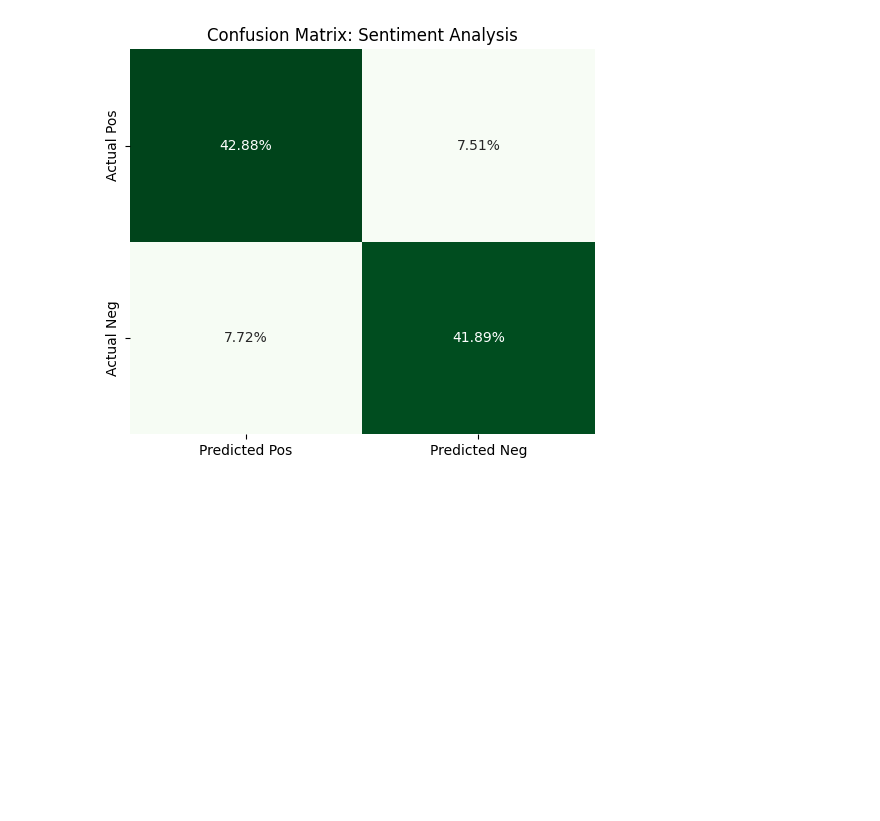
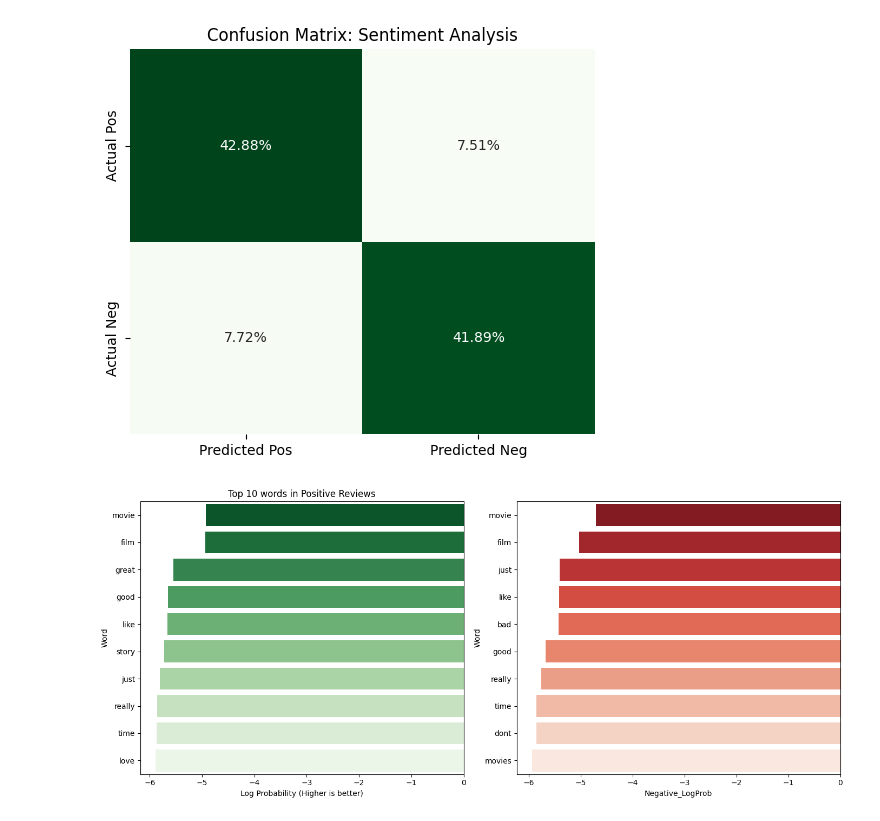
Before and after one commit to iAmPhyton/IMDB-Movie-Reeviews, a Jupyter notebook: imdb.ipynb, the cells around one changed output. Saved outputs shown, nothing was run; the diff lists cells and outputs as text; code cells hidden in the pictures; blank space fills up the shorter version.

```diff
--- a/imdb.ipynb
+++ b/imdb.ipynb
@@ -157,3 +157,34 @@ plt.title('Confusion Matrix: Sentiment Analysis')
 plt.show()
 # %% [output]
 [figure]
+# %%
+#2nd visuals: what drives sentiments
+#extracting log probabilities from the Naive Bayes model
+feature_names = tfidf.get_feature_names_out()
+neg_prob = nb_model.feature_log_prob_[0,:]
+pos_prob = nb_model.feature_log_prob_[1,:]
+# %%
+#organising into dataframe
+feature_imdb = pd.DataFrame({
+    'Word': feature_names,
+    'Negative_LogProb': neg_prob,
+    'Positive_LogProb': pos_prob
+})
+# %%
+#getting top 10 for each side
+top_pos = feature_imdb.sort_values(by='Positive_LogProb', ascending=False).head(10)
+top_neg = feature_imdb.sort_values(by='Negative_LogProb', ascending=False).head(10)
+
+fig, axes = plt.subplots(1,2, figsize=(14,6))
+#positive plot
+sns.barplot(x='Positive_LogProb', y='Word', data=top_pos, ax=axes[0], palette='Greens_r')
+axes[0].set_title('Top 10 words in Positive Reviews')
+axes[0].set_xlabel('Log Probability (Higher is better)')
+
+#negative chart
+sns.barplot(x='Negative_LogProb', y='Word', data=top_neg, ax=axes[1], palette='Reds_r')
+
+plt.tight_layout()
+plt.show()
+# %% [output]
+[figure, added]
```
